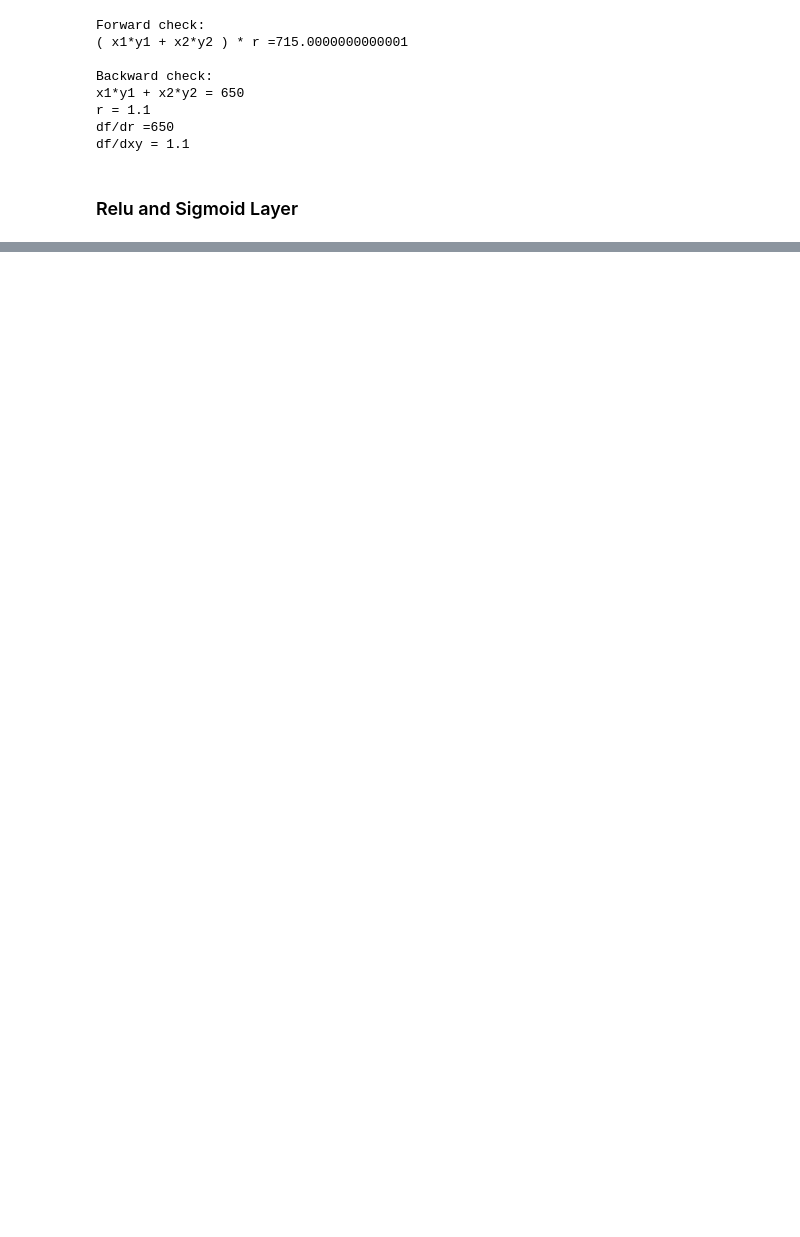
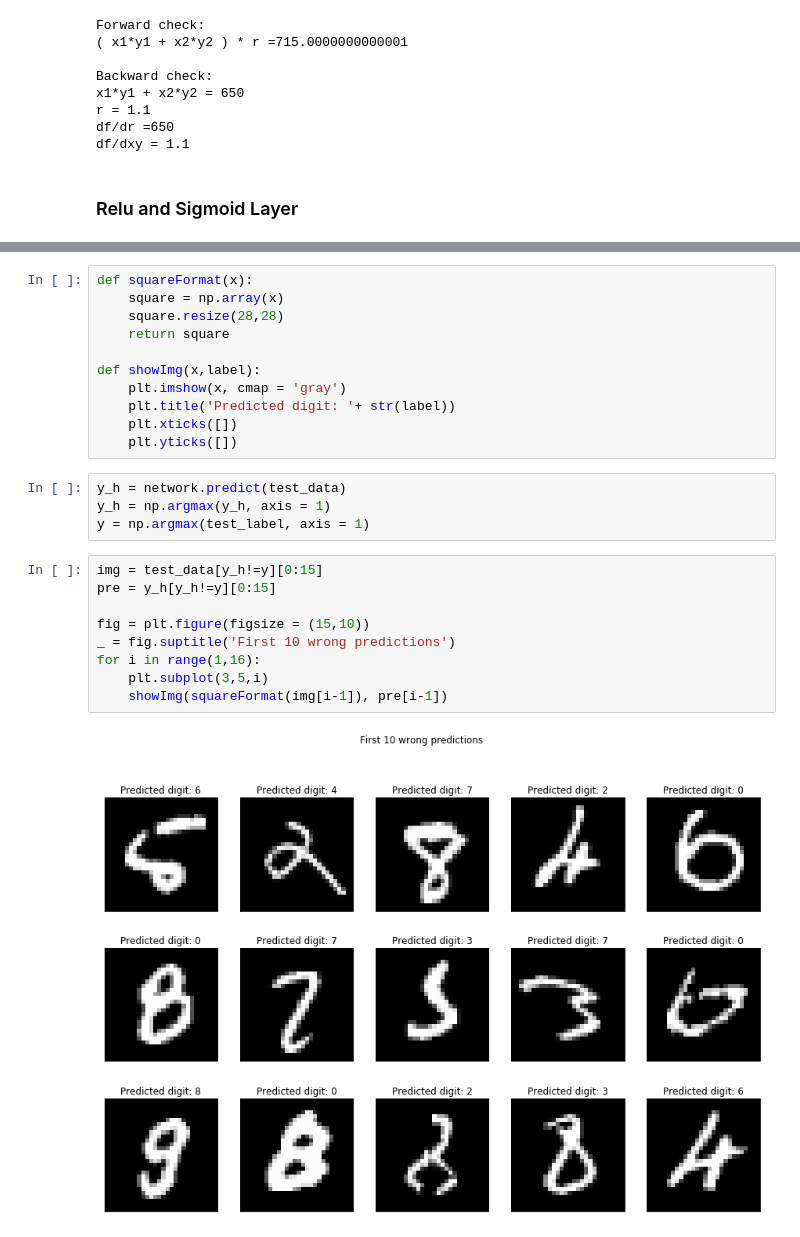
Before and after one commit to pochiehliu/CNN-for-Digit-Recognition, a Jupyter notebook: Step 3-2. NN and CNN (layer structure).ipynb, the cells around one changed output, grey strips where cells are left out. Saved outputs shown, nothing was run; the diff lists cells and outputs as text; blank space fills up the shorter version.

```diff
--- a/Step 3-2. NN and CNN (layer structure).ipynb
+++ b/Step 3-2. NN and CNN (layer structure).ipynb
@@ -225,0 +344,26 @@ class TwoLayerNet:
+# %%
+def squareFormat(x):
+    square = np.array(x)
+    square.resize(28,28)
+    return square
+
+def showImg(x,label):
+    plt.imshow(x, cmap = 'gray')
+    plt.title('Predicted digit: '+ str(label))
+    plt.xticks([])
+    plt.yticks([])
+# %%
+y_h = network.predict(test_data)
+y_h = np.argmax(y_h, axis = 1)
+y = np.argmax(test_label, axis = 1)
+# %%
+img = test_data[y_h!=y][0:15]
+pre = y_h[y_h!=y][0:15]
+
+fig = plt.figure(figsize = (15,10))
+_ = fig.suptitle('First 10 wrong predictions')
+for i in range(1,16):
+    plt.subplot(3,5,i)
+    showImg(squareFormat(img[i-1]), pre[i-1])
+# %% [output]
+[figure, added]
```
Also changed, not shown: parts of 27 cells of this notebook.
